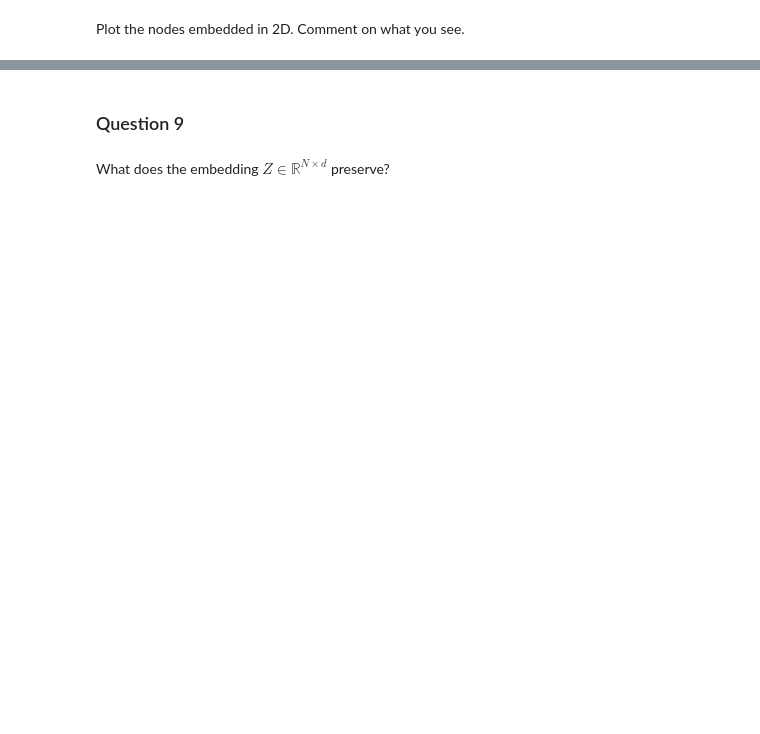
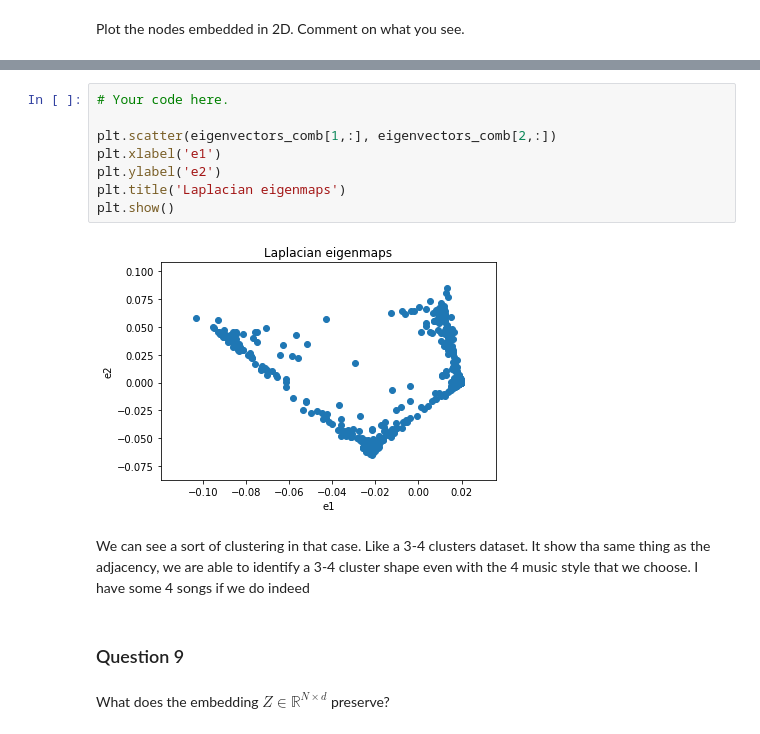
Before and after one commit to Team36-ntds2018/Project_free_music_archives_2018, a Jupyter notebook: Milestone_3/3_spectral_graph_theory.ipynb, the cells around one changed output, grey strips where cells are left out. Cells and saved outputs as stored; diff of their text form; blank space fills up the shorter version.

```diff
--- a/Milestone_3/3_spectral_graph_theory.ipynb
+++ b/Milestone_3/3_spectral_graph_theory.ipynb
@@ -198,3 +311,15 @@ Plot the nodes embedded in 2D. Comment on what you see.
+# %%
+# Your code here.
+
+plt.scatter(eigenvectors_comb[1,:], eigenvectors_comb[2,:])
+plt.xlabel('e1')
+plt.ylabel('e2')
+plt.title('Laplacian eigenmaps')
+plt.show()
+# %% [output]
+[figure, added]
+# %% [markdown]
+We can see a sort of clustering in that case. Like a 3-4 clusters dataset. It show tha same thing as the adjacency, we are able to identify a 3-4 cluster shape even with the 4 music style that we choose. I have some 4 songs if we do indeed
 # %% [markdown]
 ### Question 9
 # %% [markdown]
```
Also changed, not shown: parts of 36 cells of this notebook, 2 other files.
